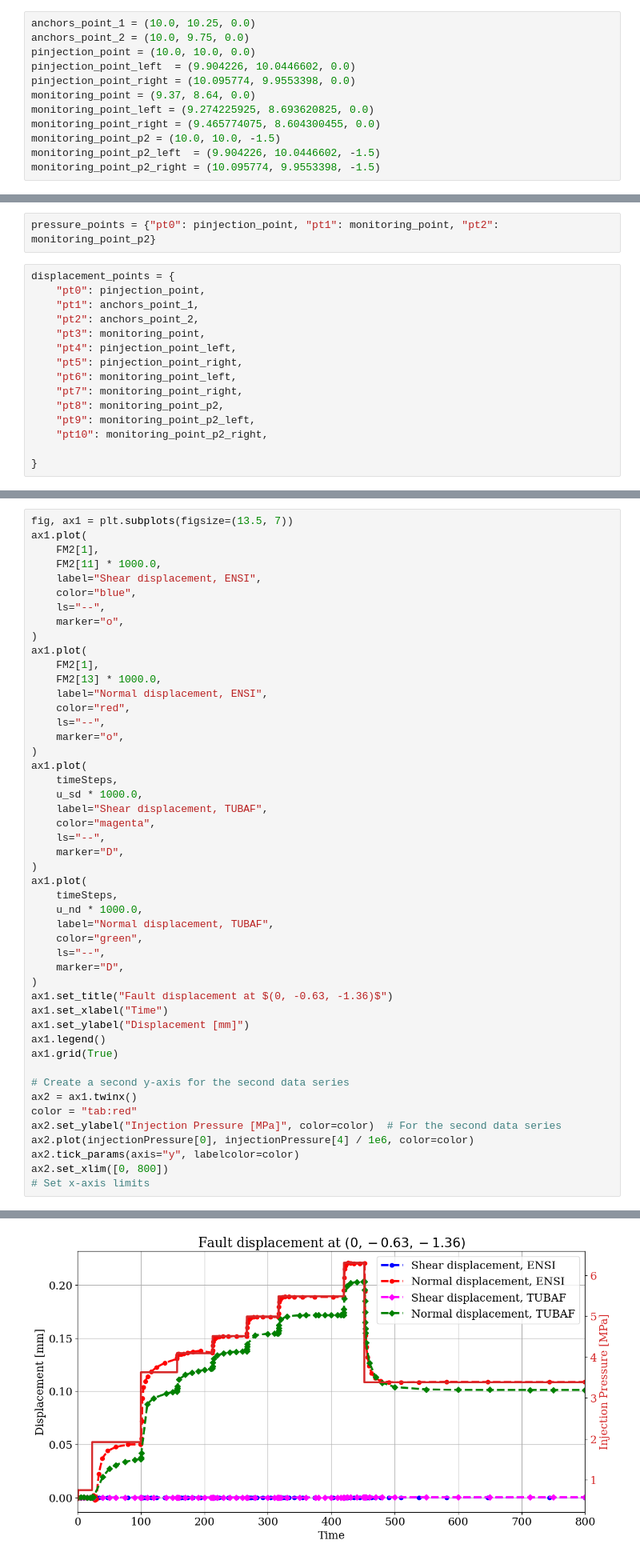
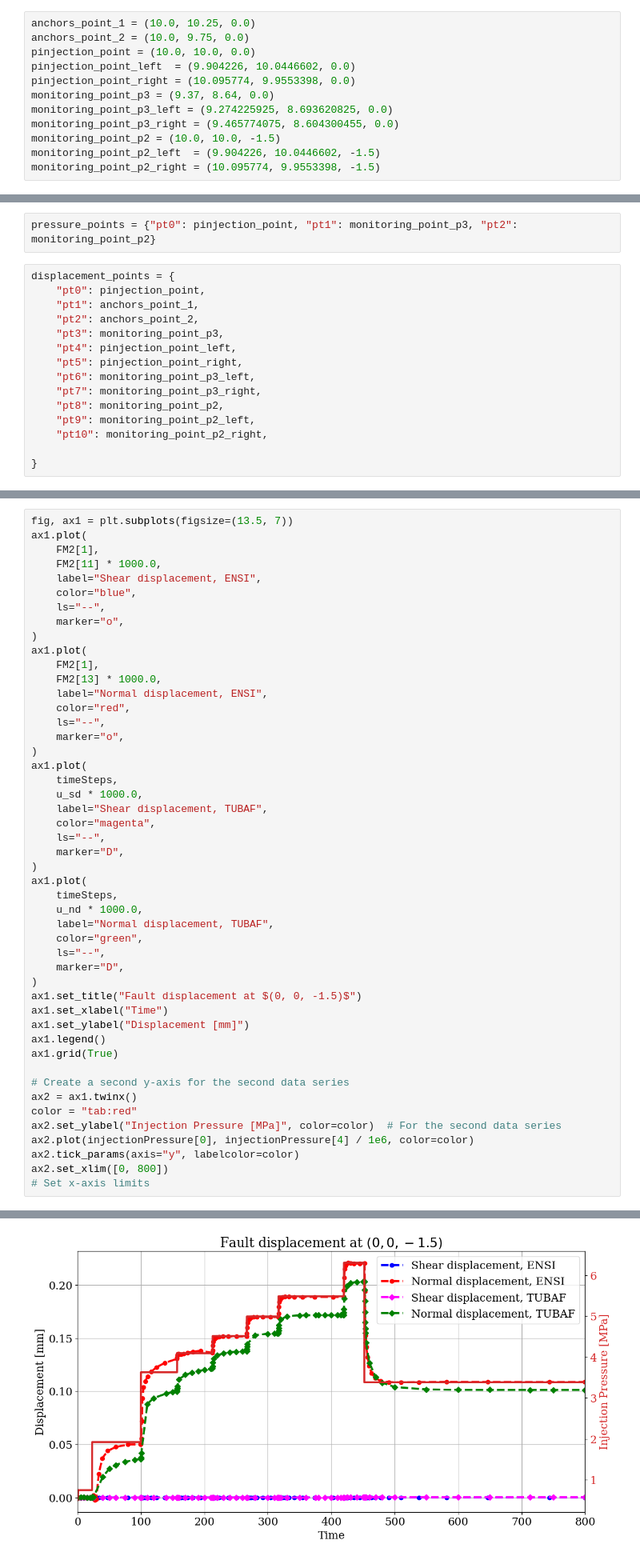
Before and after one commit to mehranqsb/Fault_Slip_Test_FM1-2, a Jupyter notebook: FM2/FaultSlipTestReport -3D.ipynb, the cells around one changed output, grey strips where cells are left out. Shown at 80% size. Cells and saved outputs as stored; diff of their text form.

```diff
--- a/FM2/FaultSlipTestReport -3D.ipynb
+++ b/FM2/FaultSlipTestReport -3D.ipynb
@@ -307,26 +307,26 @@ anchors_point_2 = (10.0, 9.75, 0.0)
 pinjection_point = (10.0, 10.0, 0.0)
 pinjection_point_left  = (9.904226, 10.0446602, 0.0)
 pinjection_point_right = (10.095774, 9.9553398, 0.0)
-monitoring_point = (9.37, 8.64, 0.0)
-monitoring_point_left = (9.274225925, 8.693620825, 0.0)
-monitoring_point_right = (9.465774075, 8.604300455, 0.0)
+monitoring_point_p3 = (9.37, 8.64, 0.0)
+monitoring_point_p3_left = (9.274225925, 8.693620825, 0.0)
+monitoring_point_p3_right = (9.465774075, 8.604300455, 0.0)
 monitoring_point_p2 = (10.0, 10.0, -1.5)
 monitoring_point_p2_left  = (9.904226, 10.0446602, -1.5)
 monitoring_point_p2_right = (10.095774, 9.9553398, -1.5)
 # %%
 flowRate_point = {"pt0": pinjection_point}
 # %%
-pressure_points = {"pt0": pinjection_point, "pt1": monitoring_point, "pt2": monitoring_point_p2}
+pressure_points = {"pt0": pinjection_point, "pt1": monitoring_point_p3, "pt2": monitoring_point_p2}
 # %%
 displacement_points = {
     "pt0": pinjection_point,
     "pt1": anchors_point_1,
     "pt2": anchors_point_2,
-    "pt3": monitoring_point,
+    "pt3": monitoring_point_p3,
     "pt4": pinjection_point_left,
     "pt5": pinjection_point_right,
-    "pt6": monitoring_point_left,
-    "pt7": monitoring_point_right,
+    "pt6": monitoring_point_p3_left,
+    "pt7": monitoring_point_p3_right,
     "pt8": monitoring_point_p2,
     "pt9": monitoring_point_p2_left,
     "pt10": monitoring_point_p2_right,
@@ -734,35 +734,35 @@ ax1.plot(
     timeSteps,
     u_sd * 1000.0,
     label="Shear displacement, TUBAF",
     color="magenta",
     ls="--",
     marker="D",
 )
 ax1.plot(
     timeSteps,
     u_nd * 1000.0,
     label="Normal displacement, TUBAF",
     color="green",
     ls="--",
     marker="D",
 )
-ax1.set_title("Fault displacement at $(0, -0.63, -1.36)$")
+ax1.set_title("Fault displacement at $(0, 0, -1.5)$")
 ax1.set_xlabel("Time")
 ax1.set_ylabel("Displacement [mm]")
 ax1.legend()
 ax1.grid(True)
 
 # Create a second y-axis for the second data series
 ax2 = ax1.twinx()
 color = "tab:red"
 ax2.set_ylabel("Injection Pressure [MPa]", color=color)  # For the second data series
 ax2.plot(injectionPressure[0], injectionPressure[4] / 1e6, color=color)
 ax2.tick_params(axis="y", labelcolor=color)
 ax2.set_xlim([0, 800])
 # Set x-axis limits
 # %% [output]
 (0.0, 800.0)
-[figure, old version]
+[figure, new version]
 # %% [markdown]
 ## Calculation of the shear and normal stresses on the fault dip
 # %%
```
Also changed, not shown: parts of 9 cells of this notebook.
